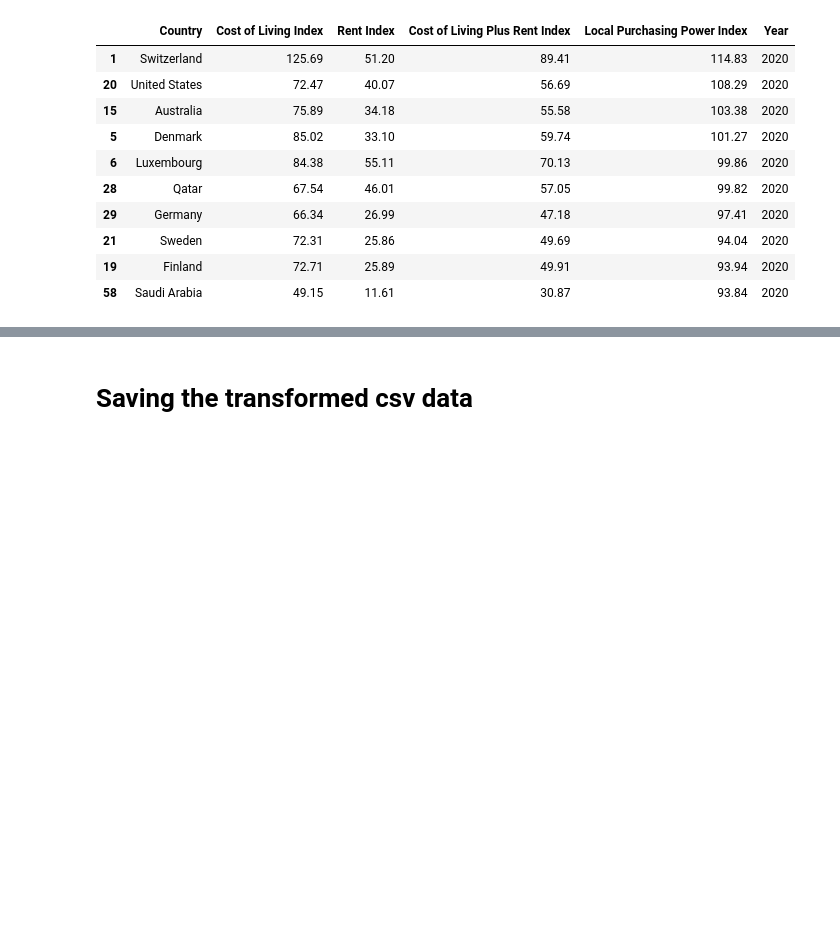
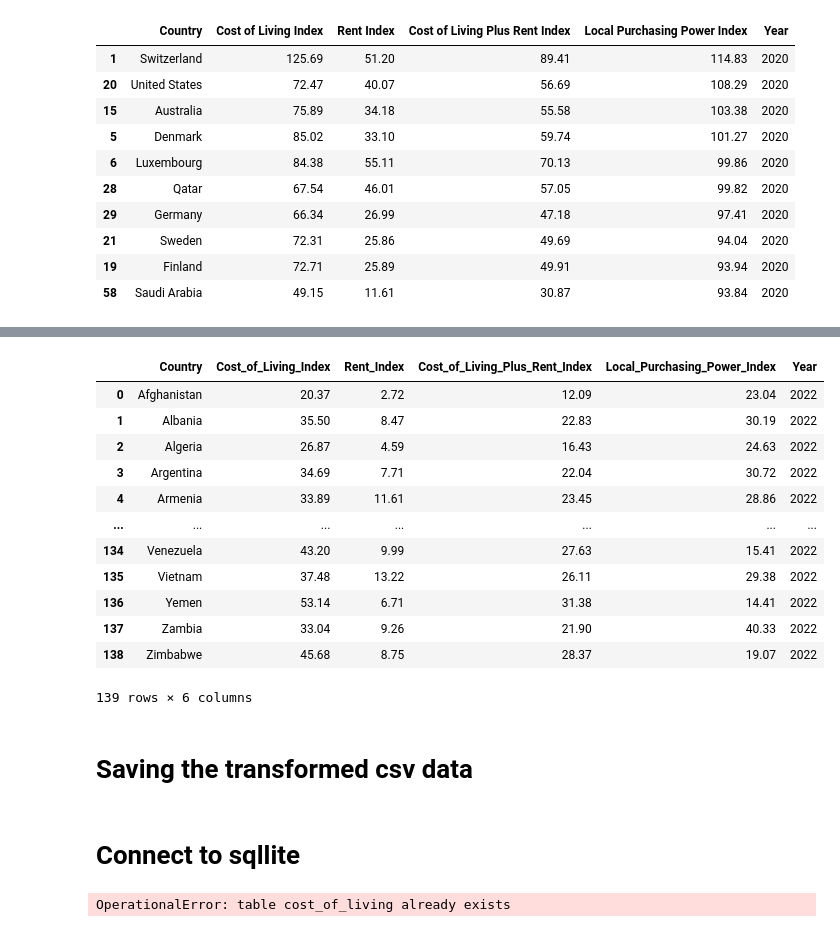
Before and after one commit to kass173/project-3, a Jupyter notebook: ETL/data_transformation.ipynb, the cells around one changed output, grey strips where cells are left out. Drawn from its saved outputs; the diff is of its cells as text; code cells hidden in the pictures; blank space fills up the shorter version.

Commit message:
Fixing the name of database and connect with SQLite

```diff
--- a/ETL/data_transformation.ipynb
+++ b/ETL/data_transformation.ipynb
@@ -336,6 +392,24 @@ Rent_Most_Expensive
+# %%
+CostLiving2022_data
+# %% [output]
+|  | Country | Cost_of_Living_Index | Rent_Index | Cost_of_Living_Plus_Rent_Index | Local_Purchasing_Power_Index | Year |
+| 0 | Afghanistan | 20.37 | 2.72 | 12.09 | 23.04 | 2022 |
+| 1 | Albania | 35.50 | 8.47 | 22.83 | 30.19 | 2022 |
+| 2 | Algeria | 26.87 | 4.59 | 16.43 | 24.63 | 2022 |
+| 3 | Argentina | 34.69 | 7.71 | 22.04 | 30.72 | 2022 |
+| 4 | Armenia | 33.89 | 11.61 | 23.45 | 28.86 | 2022 |
+| ... | ... | ... | ... | ... | ... | ... |
+| 134 | Venezuela | 43.20 | 9.99 | 27.63 | 15.41 | 2022 |
+| 135 | Vietnam | 37.48 | 13.22 | 26.11 | 29.38 | 2022 |
+| 136 | Yemen | 53.14 | 6.71 | 31.38 | 14.41 | 2022 |
+| 137 | Zambia | 33.04 | 9.26 | 21.90 | 40.33 | 2022 |
+| 138 | Zimbabwe | 45.68 | 8.75 | 28.37 | 19.07 | 2022 |
+139 rows × 6 columns
 # %% [markdown]
 # Saving the transformed csv data
 # %%
 CostLiving2020_data.to_csv('../Resources/Clean_Data/Cost_of_Living_2020.csv')
 CostLiving2021_data.to_csv('../Resources/Clean_Data/Cost_of_Living_2021.csv')
 CostLiving2022_data.to_csv('../Resources/Clean_Data/Cost_of_Living_2022.csv')
+# %% [markdown]
+# Connect to sqllite
@@ -341,0 +422,8 @@ CostLiving2022_data.to_csv('../Resources/Clean_Data/Cost_of_Living_2022.csv')
+# %%
+c.execute('''CREATE TABLE cost_of_living (Country float, Cost_of_Living_Index float, Rent_Index float,
+Cost_of_Living_Plus_Rent_Index float, Local_Purchasing_Power_Index float, Year float )''')
+CostLiving2020_data.to_sql("costliving", conn, if_exists='append', index=False)
+CostLiving2021_data.to_sql("costliving", conn, if_exists='append', index=False)
+CostLiving2022_data.to_sql("costliving", conn, if_exists='append', index=False)
+# %% [output]
+OperationalError: table cost_of_living already exists
```
Also changed, not shown: parts of 5 cells of this notebook.
